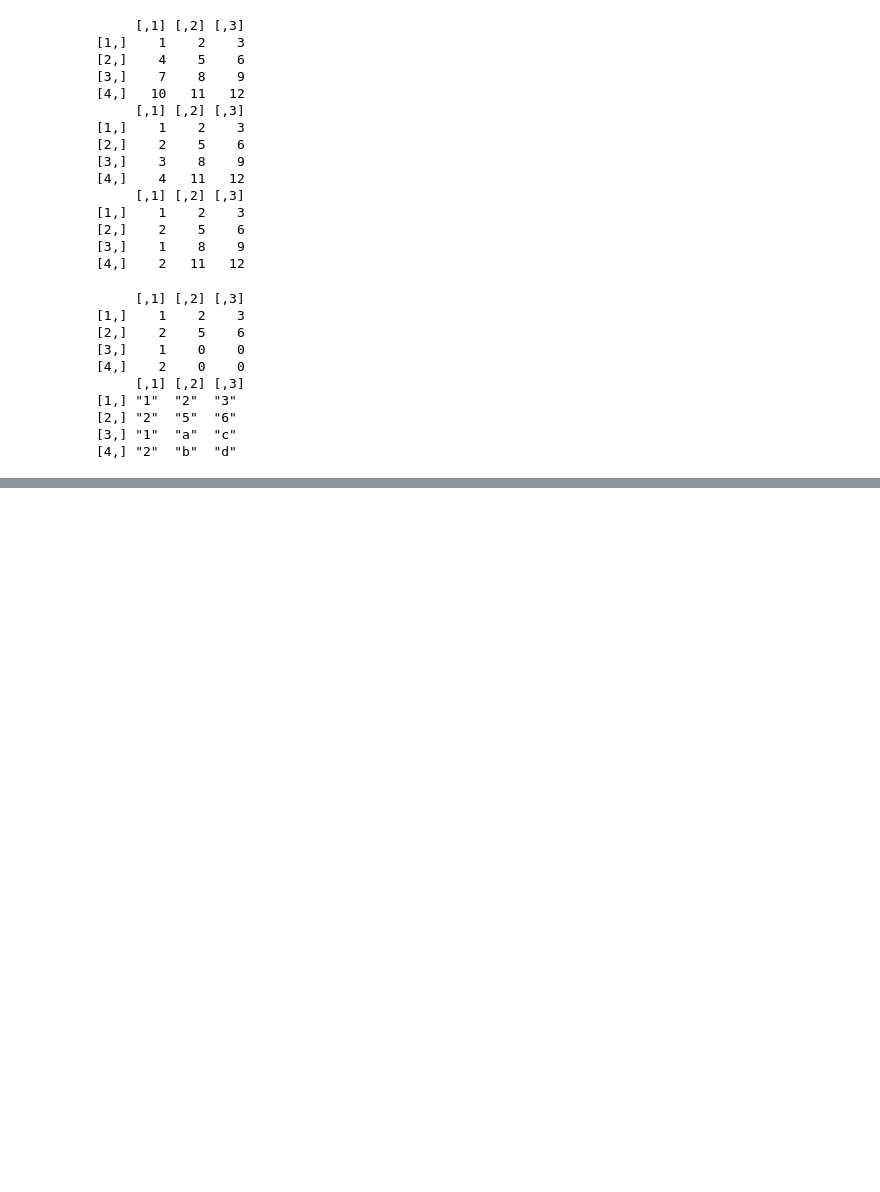
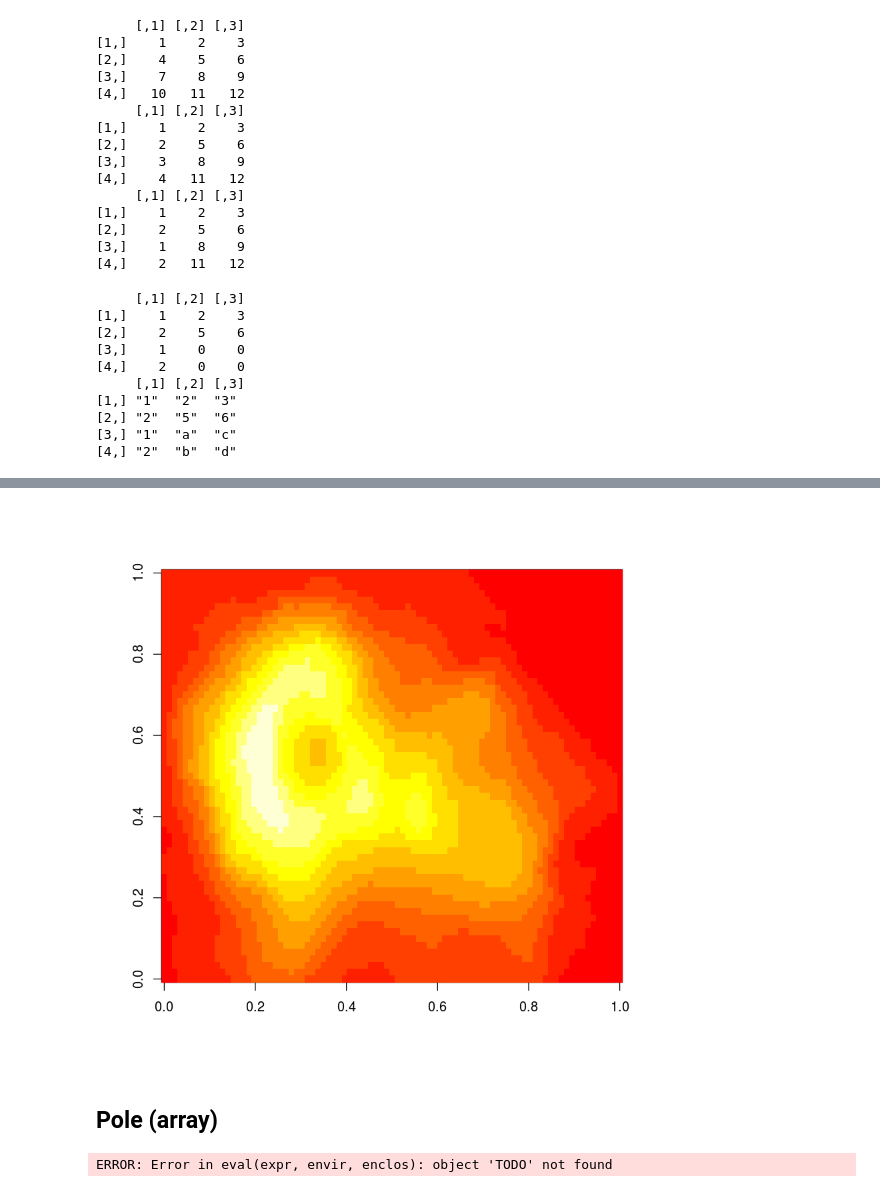
Before and after one commit to lich-uct/r_tutorial, a Jupyter notebook: 04/04.ipynb, the cells around one changed output, grey strips where cells are left out. Saved outputs shown, nothing was run; the diff lists cells and outputs as text; code cells hidden in the pictures; blank space fills up the shorter version.

```diff
--- a/04/04.ipynb
+++ b/04/04.ipynb
@@ -220,0 +326,10 @@ TODO: napsat k cemu vsemu jsou matice dobre
+# %%
+image(volcano)
+# %% [output]
+[figure, added]
+# %% [markdown]
+## Pole (array)
+# %%
+TODO
+# %% [output]
+ERROR: Error in eval(expr, envir, enclos): object 'TODO' not found
```
Also changed, not shown: parts of 23 cells of this notebook.
